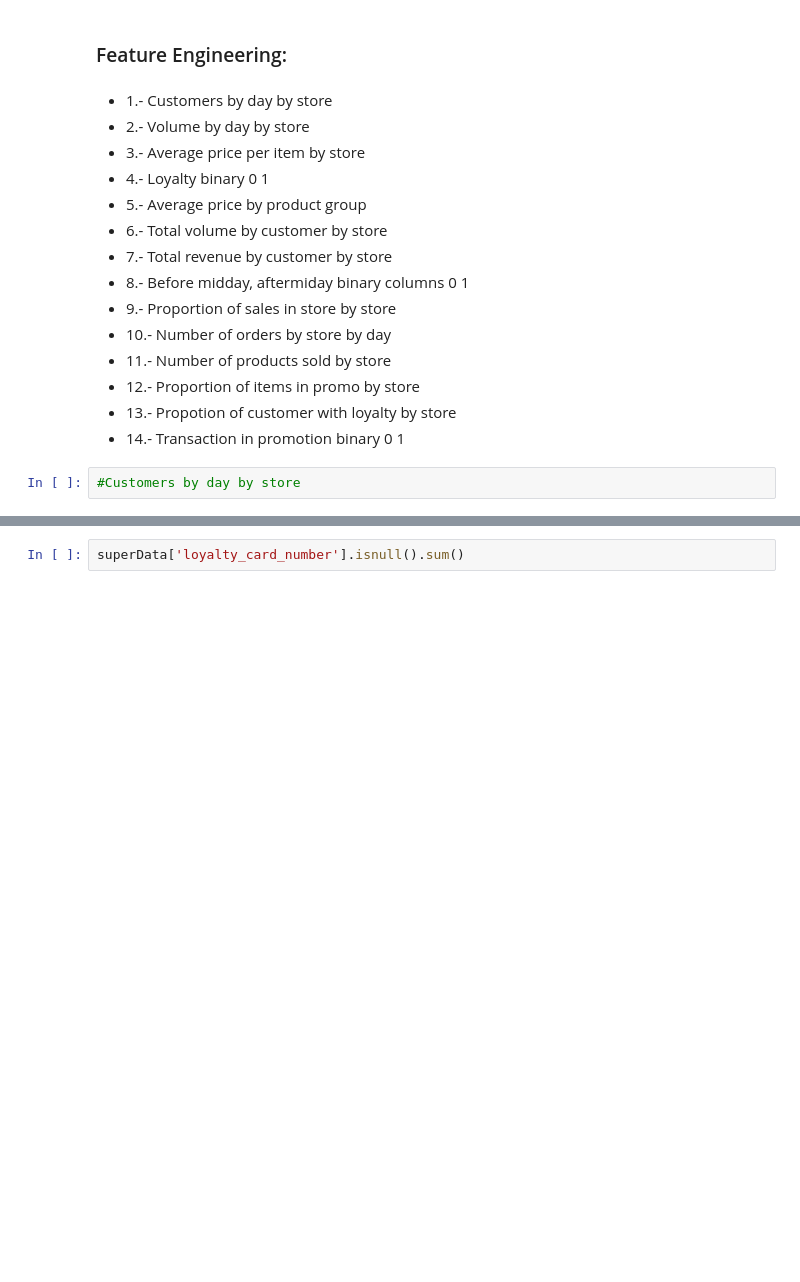
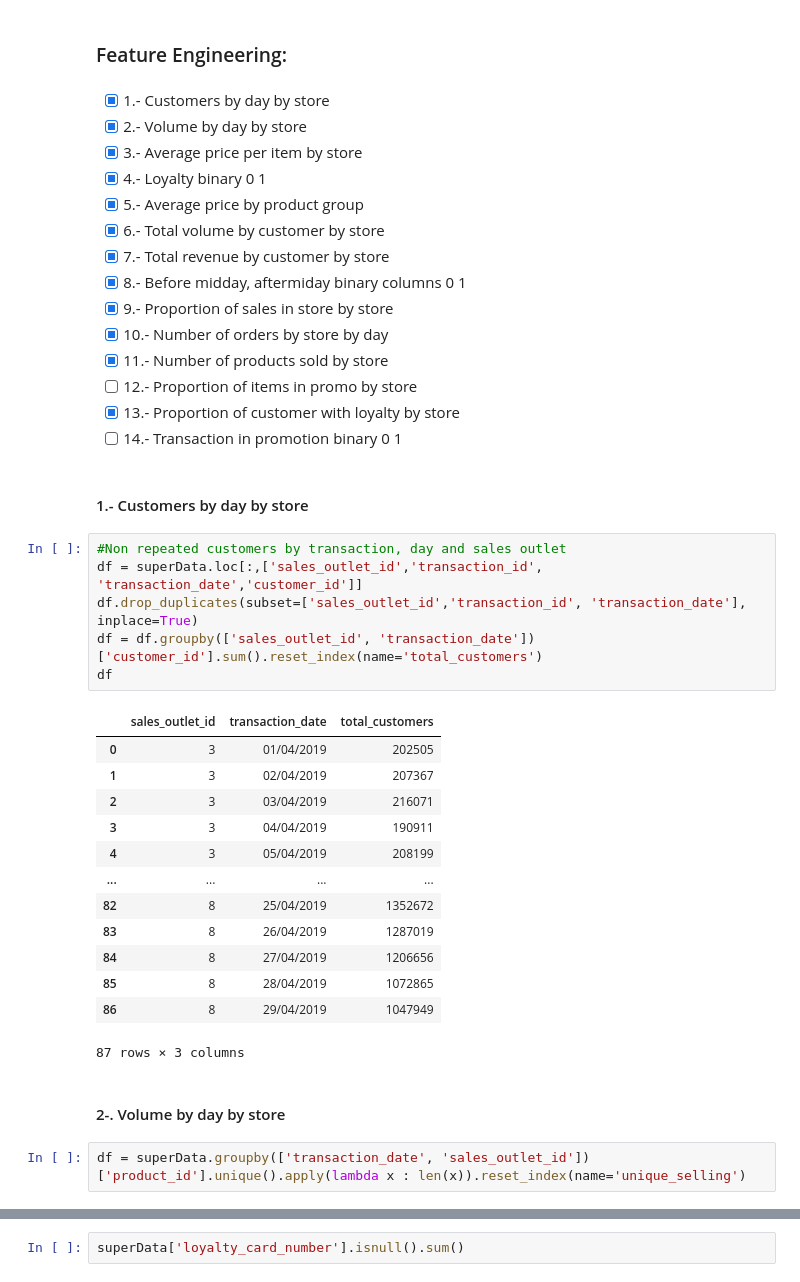
Before and after one commit to hpenapp/EjercicioRedencion, a Jupyter notebook: Features.ipynb, the cells around one changed output, grey strips where cells are left out. Drawn from its saved outputs; the diff is of its cells as text; blank space fills up the shorter version.

```diff
--- a/Features.ipynb
+++ b/Features.ipynb
@@ -102,19 +132,43 @@ Index(['transaction_id', 'transaction_date', 'transaction_time',
 # %% [markdown]
 ### Feature Engineering:
 # %% [markdown]
-- 1.- Customers by day by store
-- 2.- Volume by day by store
-- 3.- Average price per item by store
-- 4.- Loyalty binary 0 1
-- 5.- Average price by product group
-- 6.- Total volume by customer by store
-- 7.- Total revenue by customer by store
-- 8.- Before midday, aftermiday binary columns 0 1
-- 9.- Proportion of sales in store by store
-- 10.- Number of orders by store by day
-- 11.- Number of products sold by store
-- 12.- Proportion of items in promo by store
-- 13.- Propotion of customer with loyalty by store
-- 14.- Transaction in promotion binary 0 1
+- [X] 1.- Customers by day by store
+- [X] 2.- Volume by day by store
+- [X] 3.- Average price per item by store
+- [X] 4.- Loyalty binary 0 1
+- [X] 5.- Average price by product group
+- [X] 6.- Total volume by customer by store
+- [X] 7.- Total revenue by customer by store
+- [X] 8.- Before midday, aftermiday binary columns 0 1
+- [X] 9.- Proportion of sales in store by store
+- [X] 10.- Number of orders by store by day
+- [X] 11.- Number of products sold by store
+- [ ] 12.- Proportion of items in promo by store
+- [X] 13.- Proportion of customer with loyalty by store
+- [ ] 14.- Transaction in promotion binary 0 1
-# %%
-#Customers by day by store
+# %% [markdown]
+#### 1.- Customers by day by store
+# %%
+#Non repeated customers by transaction, day and sales outlet
+df = superData.loc[:,['sales_outlet_id','transaction_id', 'transaction_date','customer_id']]
+df.drop_duplicates(subset=['sales_outlet_id','transaction_id', 'transaction_date'], inplace=True)
+df = df.groupby(['sales_outlet_id', 'transaction_date'])['customer_id'].sum().reset_index(name='total_customers')
+df
+# %% [output]
+|  | sales_outlet_id | transaction_date | total_customers |
+| 0 | 3 | 01/04/2019 | 202505 |
+| 1 | 3 | 02/04/2019 | 207367 |
+| 2 | 3 | 03/04/2019 | 216071 |
+| 3 | 3 | 04/04/2019 | 190911 |
+| 4 | 3 | 05/04/2019 | 208199 |
+| ... | ... | ... | ... |
+| 82 | 8 | 25/04/2019 | 1352672 |
+| 83 | 8 | 26/04/2019 | 1287019 |
+| 84 | 8 | 27/04/2019 | 1206656 |
+| 85 | 8 | 28/04/2019 | 1072865 |
+| 86 | 8 | 29/04/2019 | 1047949 |
+87 rows × 3 columns
+# %% [markdown]
+#### 2-. Volume by day by store
+# %%
+df = superData.groupby(['transaction_date', 'sales_outlet_id'])['product_id'].unique().apply(lambda x : len(x)).reset_index(name='unique_selling')
```
Also changed, not shown: parts of 52 cells of this notebook.
